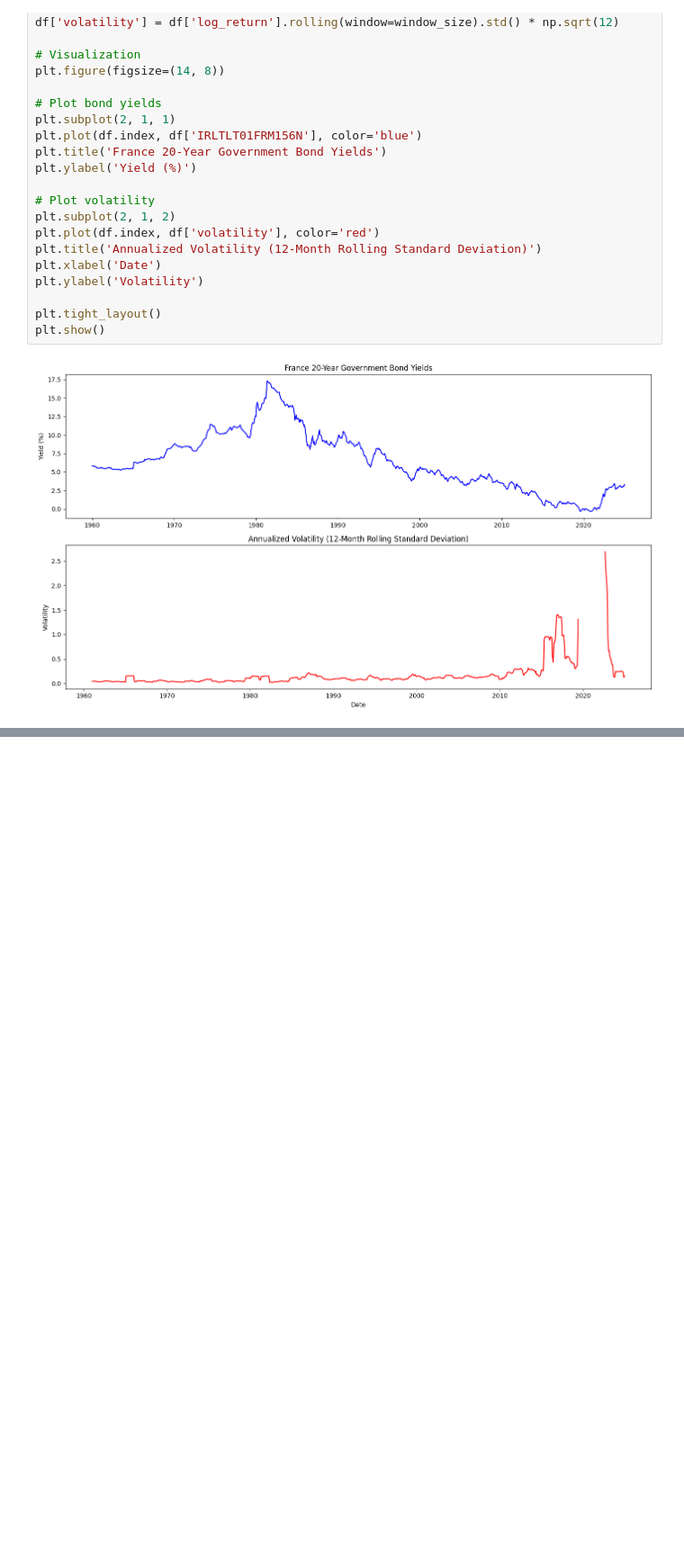
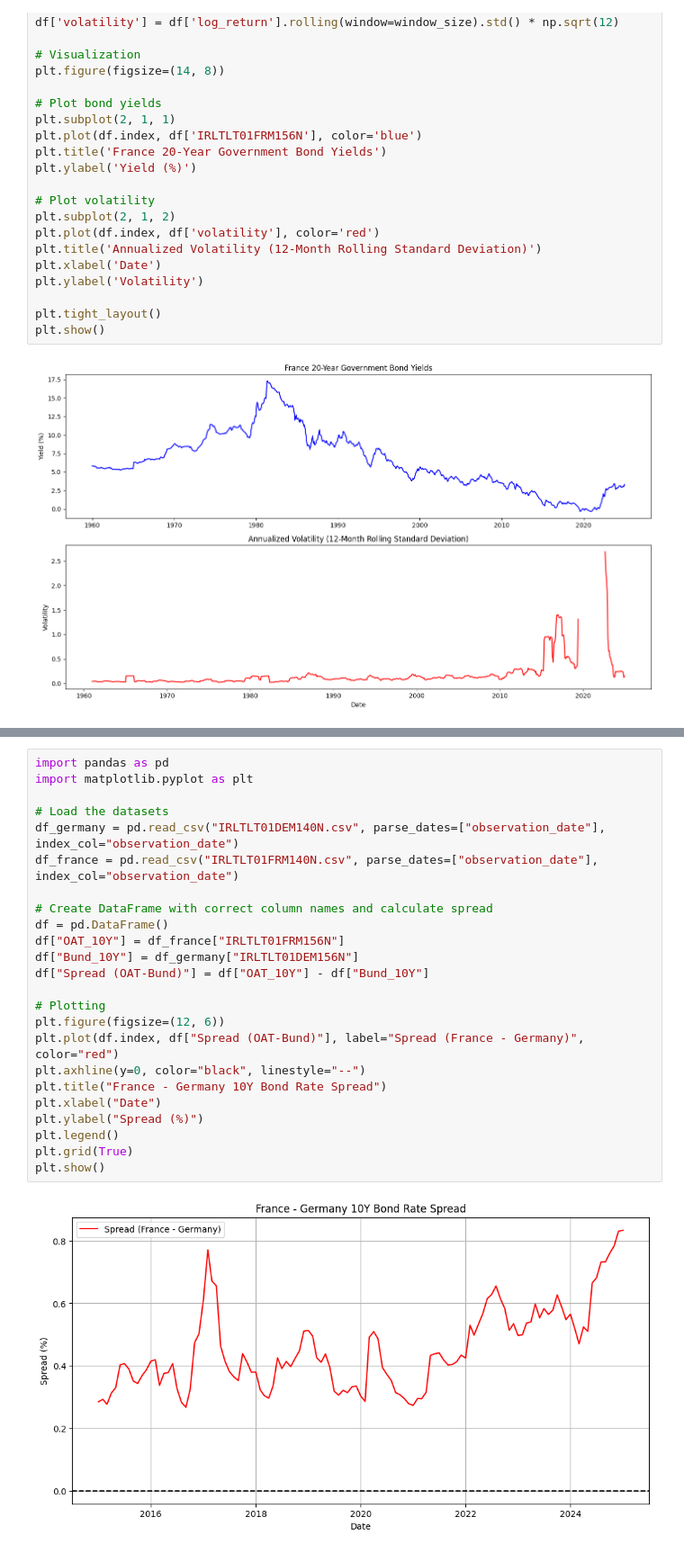
Before and after one commit to barhador/French-Bonds-Analysis, a Jupyter notebook: france-bonds.ipynb, the cells around one changed output, grey strips where cells are left out. Shown at 90% size. Drawn from its saved outputs; the diff is of its cells as text; blank space fills up the shorter version.

```diff
--- a/france-bonds.ipynb
+++ b/france-bonds.ipynb
@@ -139,0 +152,26 @@ plt.show()
+# %%
+import pandas as pd
+import matplotlib.pyplot as plt
+
+# Load the datasets
+df_germany = pd.read_csv("IRLTLT01DEM140N.csv", parse_dates=["observation_date"], index_col="observation_date")
+df_france = pd.read_csv("IRLTLT01FRM140N.csv", parse_dates=["observation_date"], index_col="observation_date")
+
+# Create DataFrame with correct column names and calculate spread
+df = pd.DataFrame()
+df["OAT_10Y"] = df_france["IRLTLT01FRM156N"]
+df["Bund_10Y"] = df_germany["IRLTLT01DEM156N"]
+df["Spread (OAT-Bund)"] = df["OAT_10Y"] - df["Bund_10Y"]
+
+# Plotting
+plt.figure(figsize=(12, 6))
+plt.plot(df.index, df["Spread (OAT-Bund)"], label="Spread (France - Germany)", color="red")
+plt.axhline(y=0, color="black", linestyle="--")
+plt.title("France - Germany 10Y Bond Rate Spread")
+plt.xlabel("Date")
+plt.ylabel("Spread (%)")
+plt.legend()
+plt.grid(True)
+plt.show()
+# %% [output]
+[figure, added]
```
Also changed, not shown: parts of 7 cells of this notebook, 2 other files.
